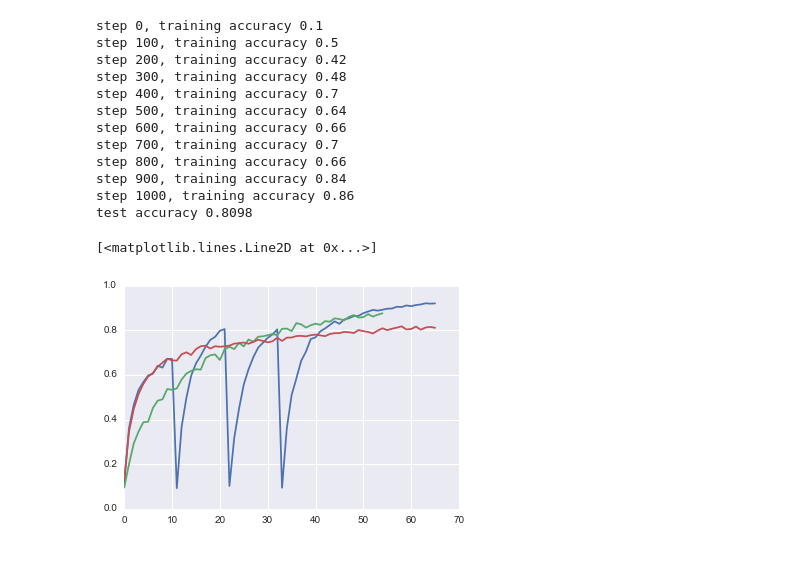
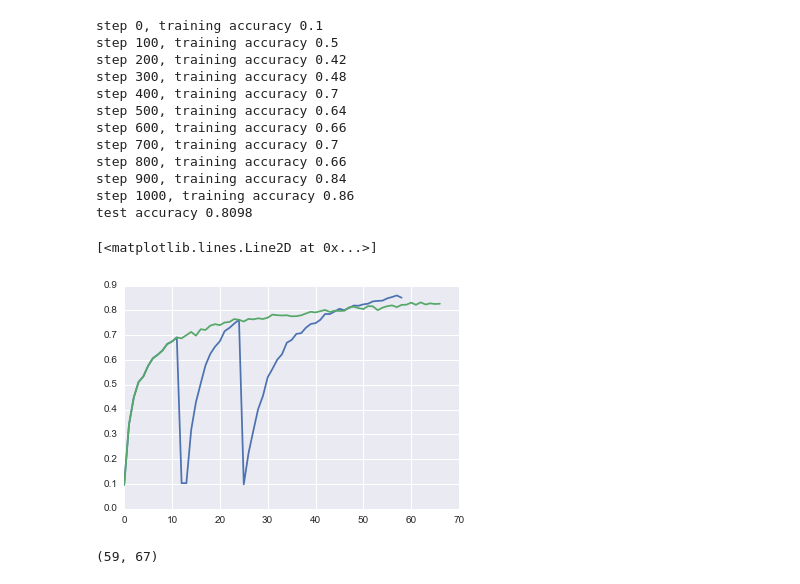
Before and after one commit to jaredawebb/ForwardThinking, a Jupyter notebook: replication/vanilla_conv.ipynb, the cells around one changed output. Saved outputs shown, nothing was run; the diff lists cells and outputs as text; code cells hidden in the pictures.

```diff
--- a/replication/vanilla_conv.ipynb
+++ b/replication/vanilla_conv.ipynb
@@ -103,13 +103,15 @@ step 1000, training accuracy 0.86
 test accuracy 0.8098
 # %%
 acc1 = np.load('./accuracies.npy')
-acc2 = np.load('./vanilla.npy')
-acc3 = np.load('./accuracies_layer1.npy')
+acc2 = np.load('./accuracies_layer1.npy')
 # %%
 plt.figure()
 plt.plot(acc1)
 plt.plot(acc2)
-plt.plot(acc3)
 # %% [output]
 [<matplotlib.lines.Line2D at 0x...>]
-[figure, old version]
+[figure, new version]
+# %%
+len(acc1), len(acc2)
+# %% [output]
+(59, 67)
```
Also changed, not shown: parts of 7 cells of this notebook, 1 other file.
